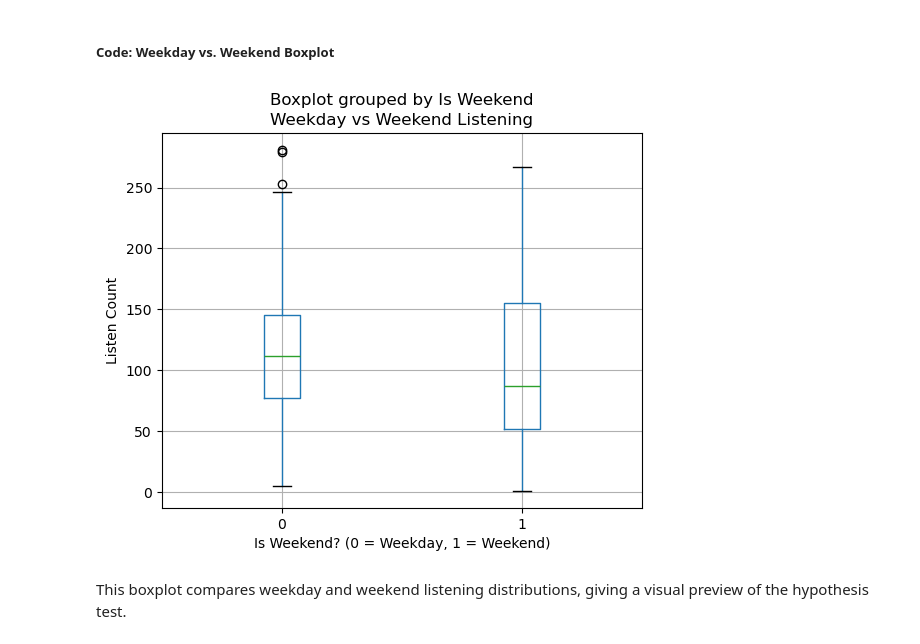
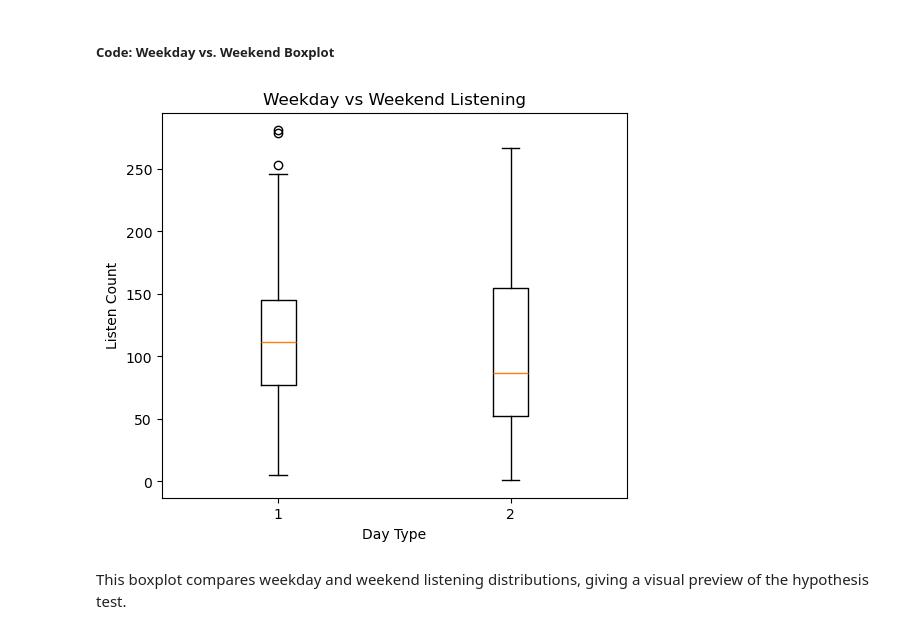
Before and after one commit to tschuff-web/lalaland, a Jupyter notebook: lalaland.ipynb, the cells around one changed output. Saved outputs shown, nothing was run; the diff lists cells and outputs as text; code cells hidden in the pictures.

```diff
--- a/lalaland.ipynb
+++ b/lalaland.ipynb
@@ -187,9 +191,11 @@ merged_df = new_utils.merge_with_weekday(daily_df, weekday_df)
 # %% [markdown]
 ##### Code: Add Features
 # %%
-merged_df["Day of Week"] = pd.to_datetime(merged_df["Date"]).dt.day_name()
+# Add month attribute
 merged_df = new_utils.add_month(merged_df)
+# Add rolling average
 merged_df = new_utils.add_rolling_average(merged_df)
+# Adds "Is Weekend" attribute
 merged_df = new_utils.add_weekend_flag(merged_df)
 # %% [markdown]
 ### Handling Missing Values
@@ -312,13 +306,9 @@ peaks during study-heavy weeks and dips during breaks.
 ##### Code: Weekday vs. Weekend Boxplot
 # %%
 # Boxplot for Weekday vs. Weekend
-merged_df.boxplot(column="Listen Count", by="Is Weekend", figsize=(6, 5))
-plt.title("Weekday vs Weekend Listening")
-plt.xlabel("Is Weekend? (0 = Weekday, 1 = Weekend)")
-plt.ylabel("Listen Count")
-plt.show()
+new_utils.boxplot_wkday_wkend(merged_df)
 # %% [output]
-[figure, old version]
+[figure, new version]
 # %% [markdown]
 This boxplot compares weekday and weekend listening distributions, giving a
 visual preview of the hypothesis test.
```
Also changed, not shown: parts of 28 cells of this notebook, 2 other files.
